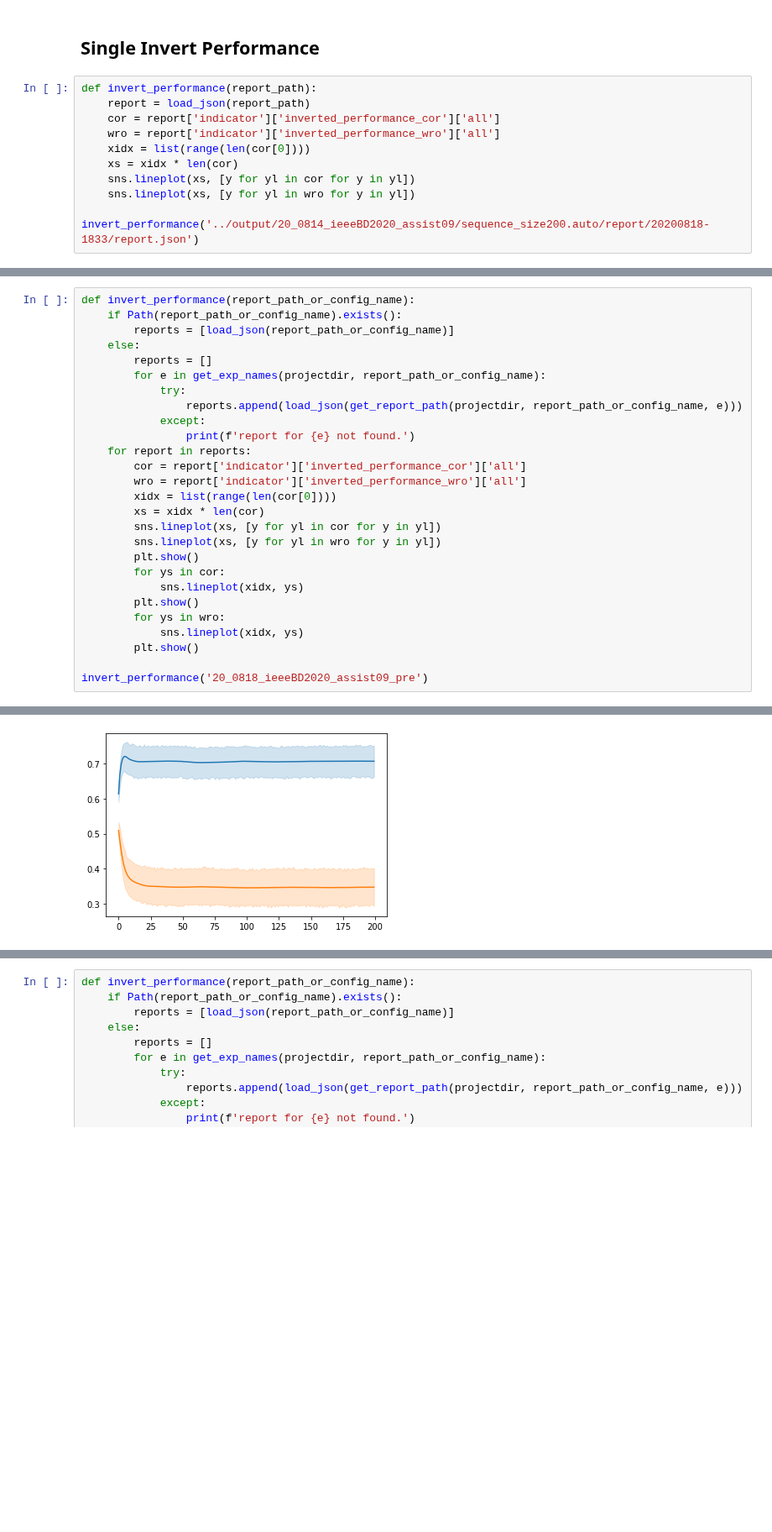
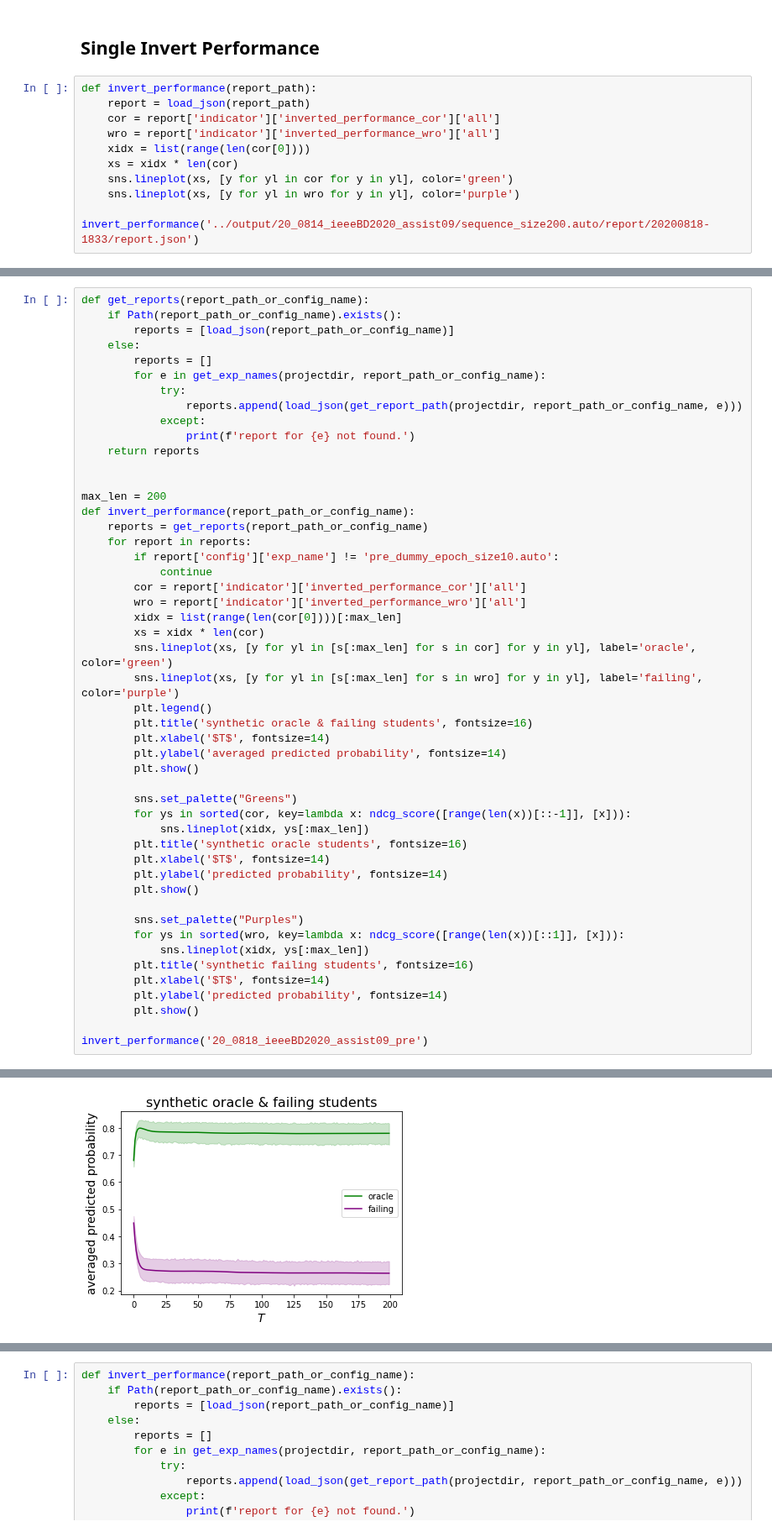
Before and after one commit to qqpann/KnowledgeTracing, a Jupyter notebook: notebook/Results_IEEE2020.ipynb, the cells around one changed output, grey strips where cells are left out. Shown at 84% size. Cells and saved outputs as stored; diff of their text form; blank space fills up the shorter version.

Commit message:
Update: inverted performance use s=0,...T; Add: experiments and results

```diff
--- a/notebook/Results_IEEE2020.ipynb
+++ b/notebook/Results_IEEE2020.ipynb
@@ -337,8 +342,8 @@ def invert_performance(report_path):
     wro = report['indicator']['inverted_performance_wro']['all']
     xidx = list(range(len(cor[0])))
     xs = xidx * len(cor)
-    sns.lineplot(xs, [y for yl in cor for y in yl])
-    sns.lineplot(xs, [y for yl in wro for y in yl])
+    sns.lineplot(xs, [y for yl in cor for y in yl], color='green')
+    sns.lineplot(xs, [y for yl in wro for y in yl], color='purple')
 
 invert_performance('../output/20_0814_ieeeBD2020_assist09/sequence_size200.auto/report/20200818-1833/report.json')
 # %% [output]
@@ -359,30 +366,52 @@ invert_performance('../output/20_0814_ieeeBD2020_assist09/sequence_size200.auto/
 # %%
-def invert_performance(report_path_or_config_name):
+def get_reports(report_path_or_config_name):
     if Path(report_path_or_config_name).exists():
         reports = [load_json(report_path_or_config_name)]
     else:
         reports = []
         for e in get_exp_names(projectdir, report_path_or_config_name):
             try:
                 reports.append(load_json(get_report_path(projectdir, report_path_or_config_name, e)))
             except:
                 print(f'report for {e} not found.')
+    return reports
+
+
+max_len = 200
+def invert_performance(report_path_or_config_name):
+    reports = get_reports(report_path_or_config_name)
     for report in reports:
+        if report['config']['exp_name'] != 'pre_dummy_epoch_size10.auto':
+            continue
         cor = report['indicator']['inverted_performance_cor']['all']
         wro = report['indicator']['inverted_performance_wro']['all']
-        xidx = list(range(len(cor[0])))
+        xidx = list(range(len(cor[0])))[:max_len]
         xs = xidx * len(cor)
-        sns.lineplot(xs, [y for yl in cor for y in yl])
-        sns.lineplot(xs, [y for yl in wro for y in yl])
+        sns.lineplot(xs, [y for yl in [s[:max_len] for s in cor] for y in yl], label='oracle', color='green')
+        sns.lineplot(xs, [y for yl in [s[:max_len] for s in wro] for y in yl], label='failing', color='purple')
+        plt.legend()
+        plt.title('synthetic oracle & failing students', fontsize=16)
+        plt.xlabel('$T$', fontsize=14)
+        plt.ylabel('averaged predicted probability', fontsize=14)
         plt.show()
-        for ys in cor:
-            sns.lineplot(xidx, ys)
+
+        sns.set_palette("Greens")
+        for ys in sorted(cor, key=lambda x: ndcg_score([range(len(x))[::-1]], [x])):
+            sns.lineplot(xidx, ys[:max_len])
+        plt.title('synthetic oracle students', fontsize=16)
+        plt.xlabel('$T$', fontsize=14)
+        plt.ylabel('predicted probability', fontsize=14)
         plt.show()
-        for ys in wro:
-            sns.lineplot(xidx, ys)
+
+        sns.set_palette("Purples")
+        for ys in sorted(wro, key=lambda x: ndcg_score([range(len(x))[::1]], [x])):
+            sns.lineplot(xidx, ys[:max_len])
+        plt.title('synthetic failing students', fontsize=16)
+        plt.xlabel('$T$', fontsize=14)
+        plt.ylabel('predicted probability', fontsize=14)
         plt.show()
 
 invert_performance('20_0818_ieeeBD2020_assist09_pre')
 # %% [output]
 ['pre_dummy_epoch_size0.auto', 'pre_dummy_epoch_size10.auto', 'pre_dummy_epoch_size100.auto']
-[figure, old version]
+[figure, new version]
```
Also changed, not shown: parts of 6 cells of this notebook, 7 other files.
